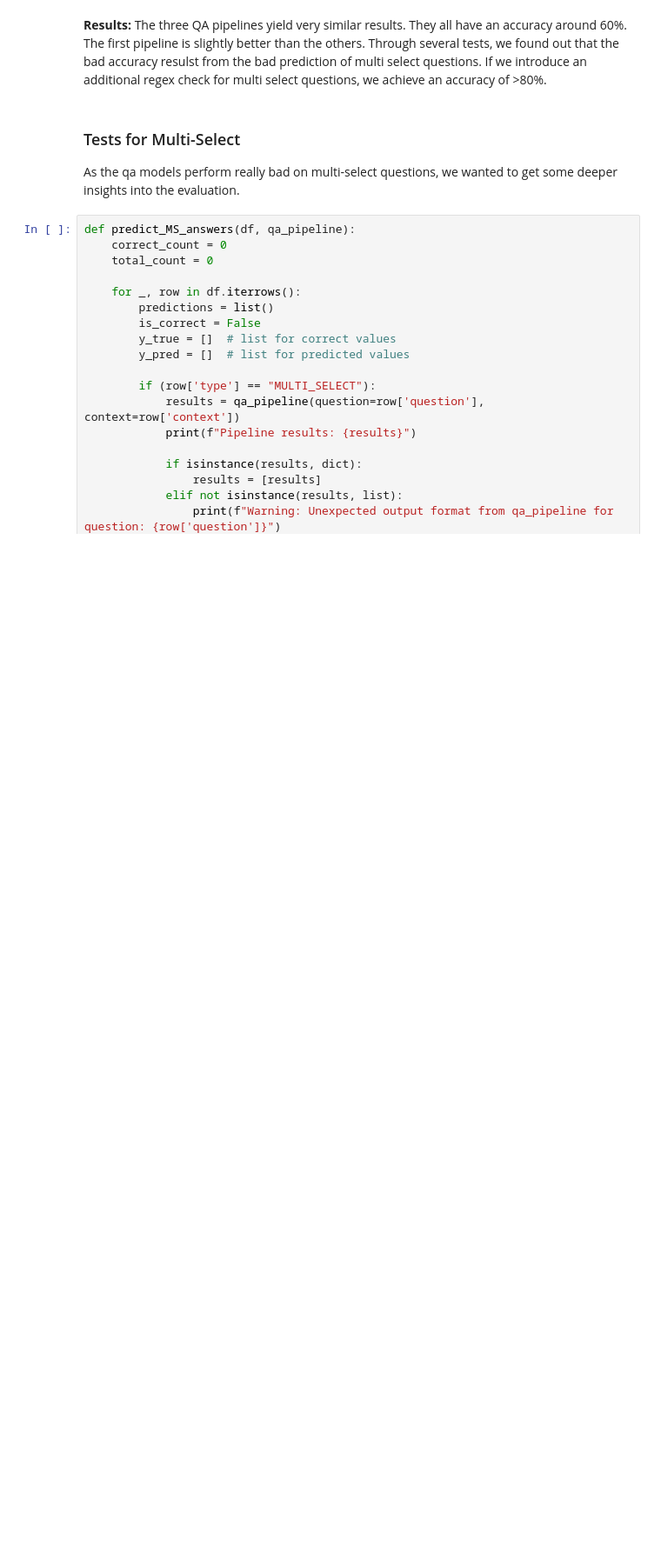
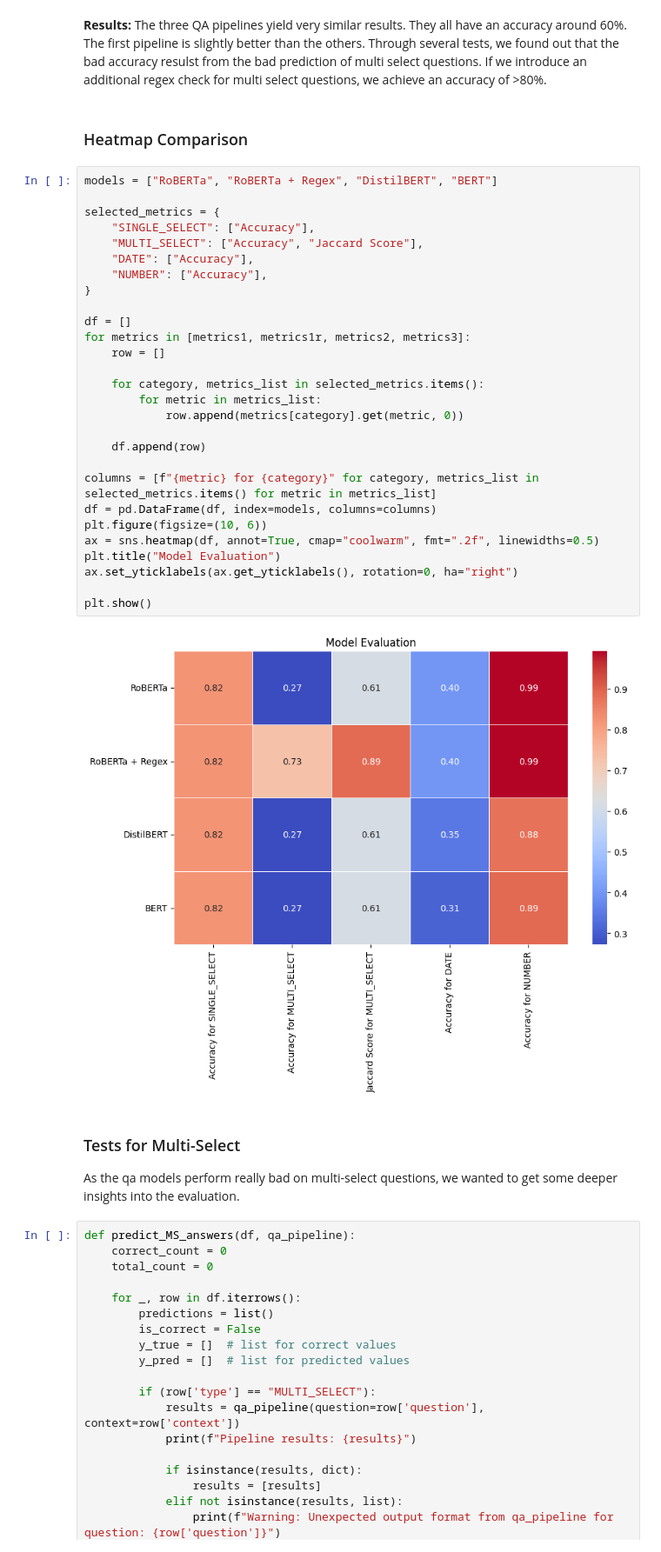
Before and after one commit to croco22/CapstoneProjectTDS, a Jupyter notebook: notebooks/02_Dataset_Evaluation.ipynb, the cells around one changed output. Shown at 87% size. Saved outputs shown, nothing was run; the diff lists cells and outputs as text; blank space fills up the shorter version.

```diff
--- a/notebooks/02_Dataset_Evaluation.ipynb
+++ b/notebooks/02_Dataset_Evaluation.ipynb
@@ -525,6 +564,38 @@ Jaccard Score: 0.8068
 # %% [markdown]
 **Results:**
 The three QA pipelines yield very similar results. They all have an accuracy around 60%. The first pipeline is slightly better than the others. Through several tests, we found out that the bad accuracy resulst from the bad prediction of multi select questions. If we introduce an additional regex check for multi select questions, we achieve an accuracy of >80%.
+# %% [markdown]
+### Heatmap Comparison
+# %%
+models = ["RoBERTa", "RoBERTa + Regex", "DistilBERT", "BERT"]
+
+selected_metrics = {
+    "SINGLE_SELECT": ["Accuracy"],
+    "MULTI_SELECT": ["Accuracy", "Jaccard Score"],
+    "DATE": ["Accuracy"],
+    "NUMBER": ["Accuracy"],
+}
+
+df = []
+for metrics in [metrics1, metrics1r, metrics2, metrics3]:
+    row = []
+
+    for category, metrics_list in selected_metrics.items():
+        for metric in metrics_list:
+            row.append(metrics[category].get(metric, 0))
+
+    df.append(row)
+
+columns = [f"{metric} for {category}" for category, metrics_list in selected_metrics.items() for metric in metrics_list]
+df = pd.DataFrame(df, index=models, columns=columns)
+plt.figure(figsize=(10, 6))
+ax = sns.heatmap(df, annot=True, cmap="coolwarm", fmt=".2f", linewidths=0.5)
+plt.title("Model Evaluation")
+ax.set_yticklabels(ax.get_yticklabels(), rotation=0, ha="right")
+
+plt.show()
+# %% [output]
+[figure, added]
 # %% [markdown]
 ### Tests for Multi-Select
 As the qa models perform really bad on multi-select questions, we wanted to get some deeper insights into the evaluation.
```
Also changed, not shown: parts of 11 cells of this notebook.
